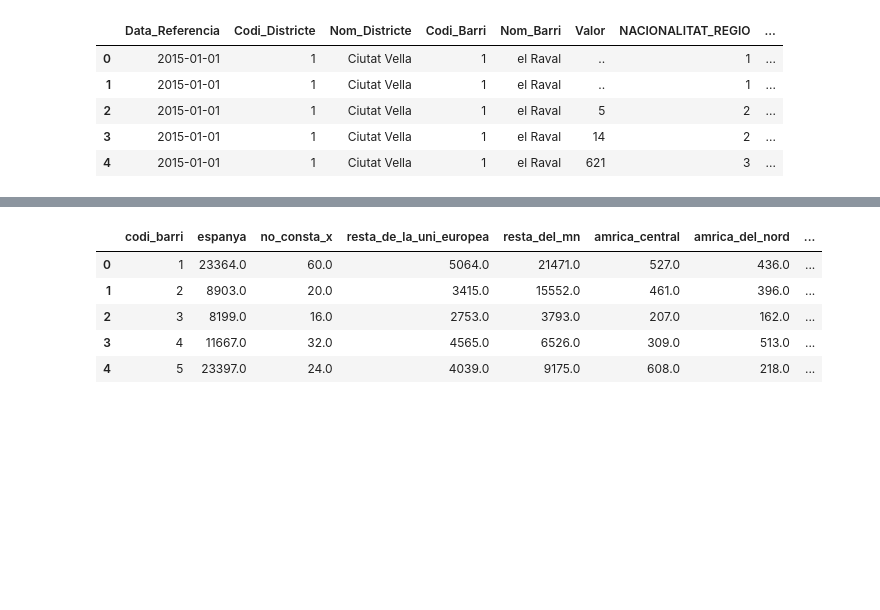
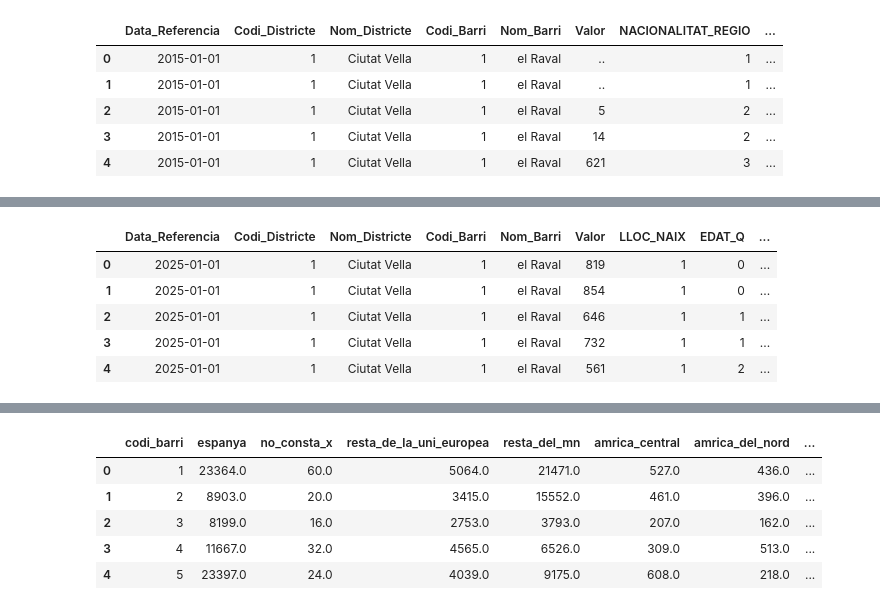
Before and after one commit to joseprau/tfm_gentrificacio_bcn, a Jupyter notebook: notebooks/data_ingestion.ipynb, the cells around one changed output, grey strips where cells are left out. Saved outputs shown, nothing was run; the diff lists cells and outputs as text; code cells hidden in the pictures; blank space fills up the shorter version.

```diff
--- a/notebooks/data_ingestion.ipynb
+++ b/notebooks/data_ingestion.ipynb
@@ -370,0 +651,10 @@ df_nacionalitats_25_pivot = df_nacionalitats_25_pivot.reset_index(drop=True)
+# %%
+df_edat_raw_25 = pd.read_csv("../data/raw/2025_pad_mdb_lloc-naix_edat-q_sexe.csv")
+df_edat_raw_25.head()
+# %% [output]
+|  | Data_Referencia | Codi_Districte | Nom_Districte | Codi_Barri | Nom_Barri | Valor | LLOC_NAIX | EDAT_Q | ... |
+| 0 | 2025-01-01 | 1 | Ciutat Vella | 1 | el Raval | 819 | 1 | 0 | ... |
+| 1 | 2025-01-01 | 1 | Ciutat Vella | 1 | el Raval | 854 | 1 | 0 | ... |
+| 2 | 2025-01-01 | 1 | Ciutat Vella | 1 | el Raval | 646 | 1 | 1 | ... |
+| 3 | 2025-01-01 | 1 | Ciutat Vella | 1 | el Raval | 732 | 1 | 1 | ... |
+| 4 | 2025-01-01 | 1 | Ciutat Vella | 1 | el Raval | 561 | 1 | 2 | ... |
```
Also changed, not shown: parts of 56 cells of this notebook, 17 other files.
